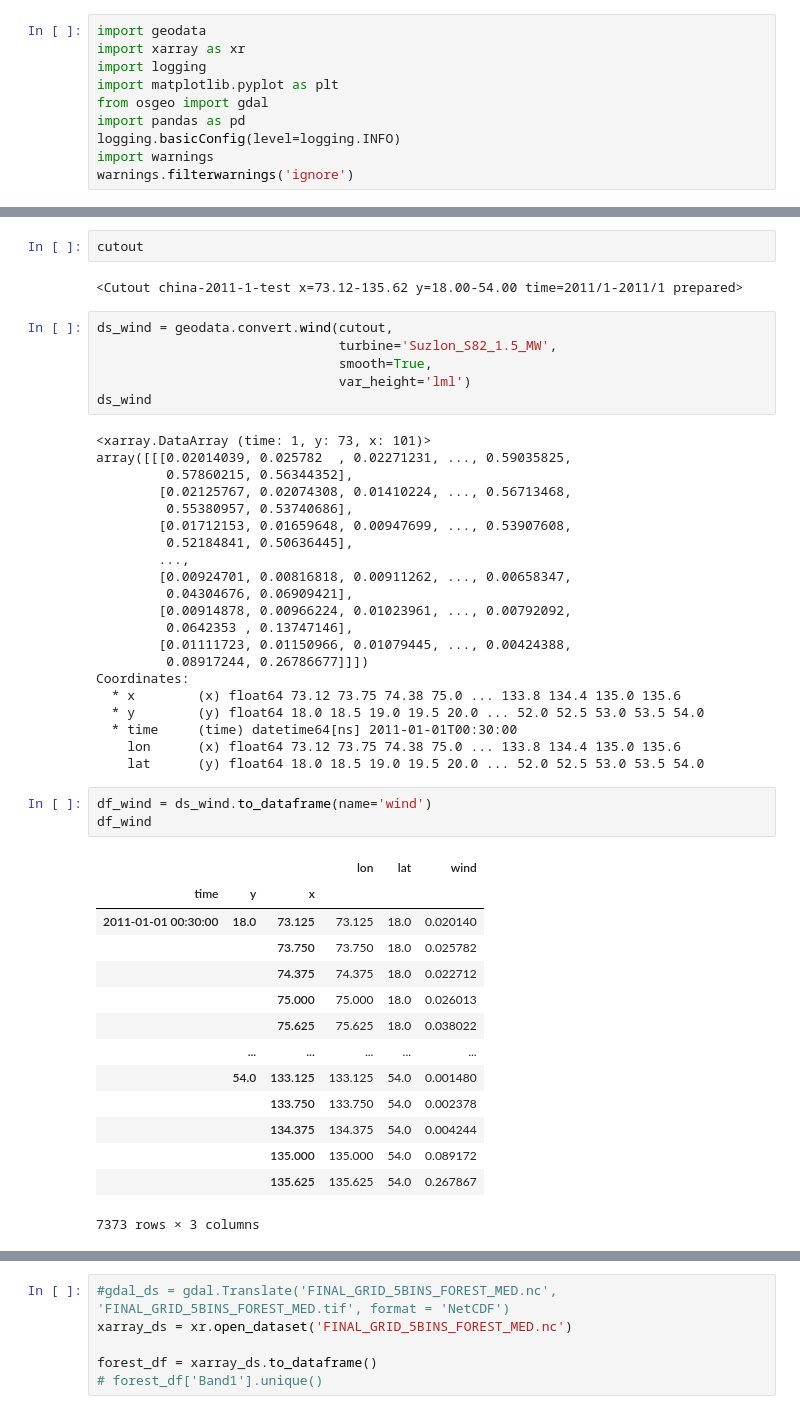
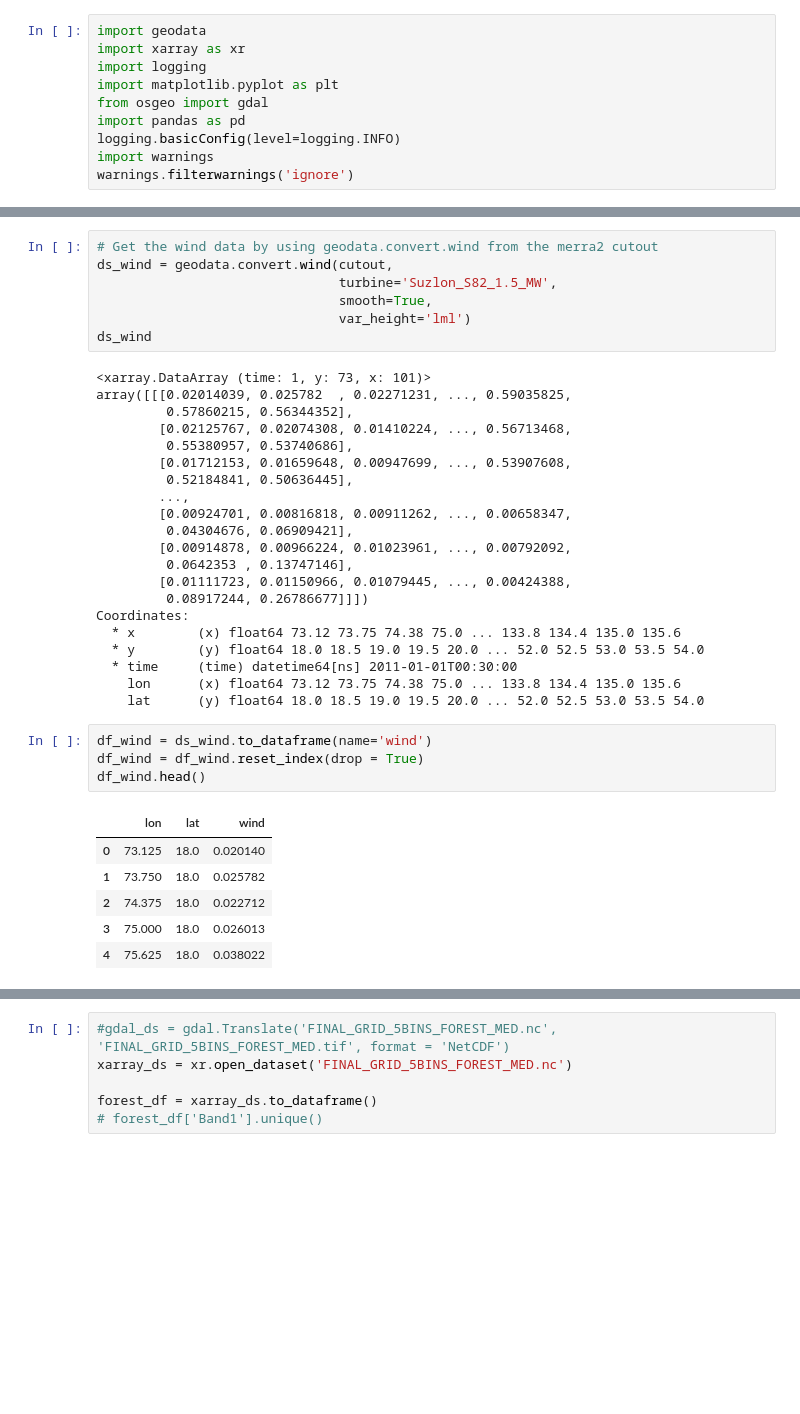
Before and after one commit to justinlu09/geodata_mask_agg, a Jupyter notebook: wind_monthly_china_test.ipynb, the cells around one changed output, grey strips where cells are left out. Saved outputs shown, nothing was run; the diff lists cells and outputs as text; blank space fills up the shorter version.

```diff
--- a/wind_monthly_china_test.ipynb
+++ b/wind_monthly_china_test.ipynb
@@ -119,11 +77,8 @@ Coordinates:
   * year-month  (year-month) MultiIndex
   - year        (year-month) int64 2011
   - month       (year-month) int64 1
-# %%
-cutout
-# %% [output]
-<Cutout china-2011-1-test x=73.12-135.62 y=18.00-54.00 time=2011/1-2011/1 prepared>
 # %%
+# Get the wind data by using geodata.convert.wind from the merra2 cutout
 ds_wind = geodata.convert.wind(cutout,
                                turbine='Suzlon_S82_1.5_MW',
                                smooth=True,
@@ -152,19 +107,12 @@ Coordinates:
     lat      (y) float64 18.0 18.5 19.0 19.5 20.0 ... 52.0 52.5 53.0 53.5 54.0
 # %%
 df_wind = ds_wind.to_dataframe(name='wind')
-df_wind
+df_wind = df_wind.reset_index(drop = True)
+df_wind.head()
 # %% [output]
-|  |  |  | lon | lat | wind |
-| time | y | x |  |  |  |
-| 2011-01-01 00:30:00 | 18.0 | 73.125 | 73.125 | 18.0 | 0.020140 |
-|  |  | 73.750 | 73.750 | 18.0 | 0.025782 |
-|  |  | 74.375 | 74.375 | 18.0 | 0.022712 |
-|  |  | 75.000 | 75.000 | 18.0 | 0.026013 |
-|  |  | 75.625 | 75.625 | 18.0 | 0.038022 |
-|  | ... | ... | ... | ... | ... |
-|  | 54.0 | 133.125 | 133.125 | 54.0 | 0.001480 |
-|  |  | 133.750 | 133.750 | 54.0 | 0.002378 |
-|  |  | 134.375 | 134.375 | 54.0 | 0.004244 |
-|  |  | 135.000 | 135.000 | 54.0 | 0.089172 |
-|  |  | 135.625 | 135.625 | 54.0 | 0.267867 |
+|  | lon | lat | wind |
+| 0 | 73.125 | 18.0 | 0.020140 |
+| 1 | 73.750 | 18.0 | 0.025782 |
+| 2 | 74.375 | 18.0 | 0.022712 |
+| 3 | 75.000 | 18.0 | 0.026013 |
+| 4 | 75.625 | 18.0 | 0.038022 |
-7373 rows × 3 columns
```
Also changed, not shown: parts of 25 cells of this notebook.
